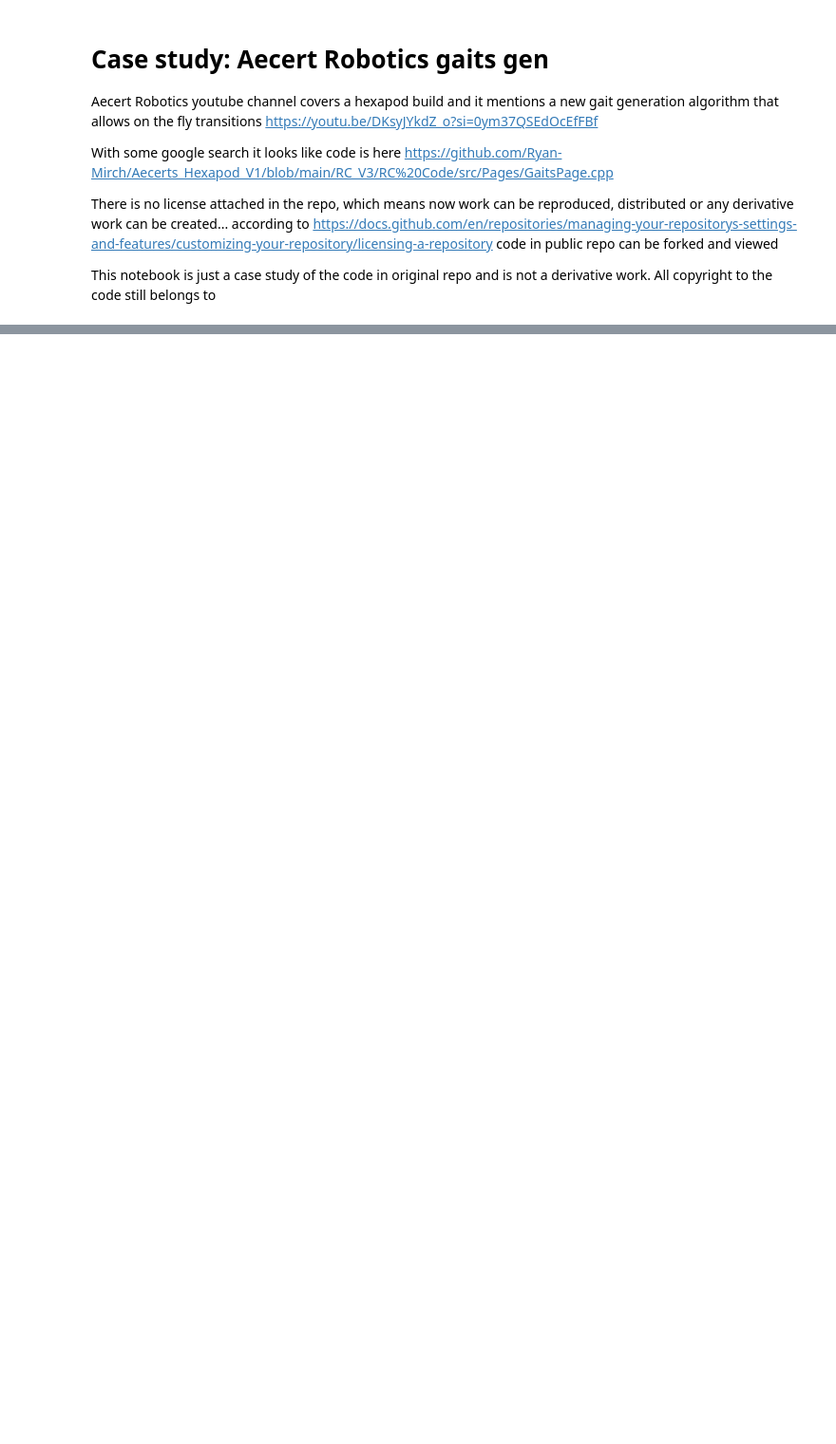
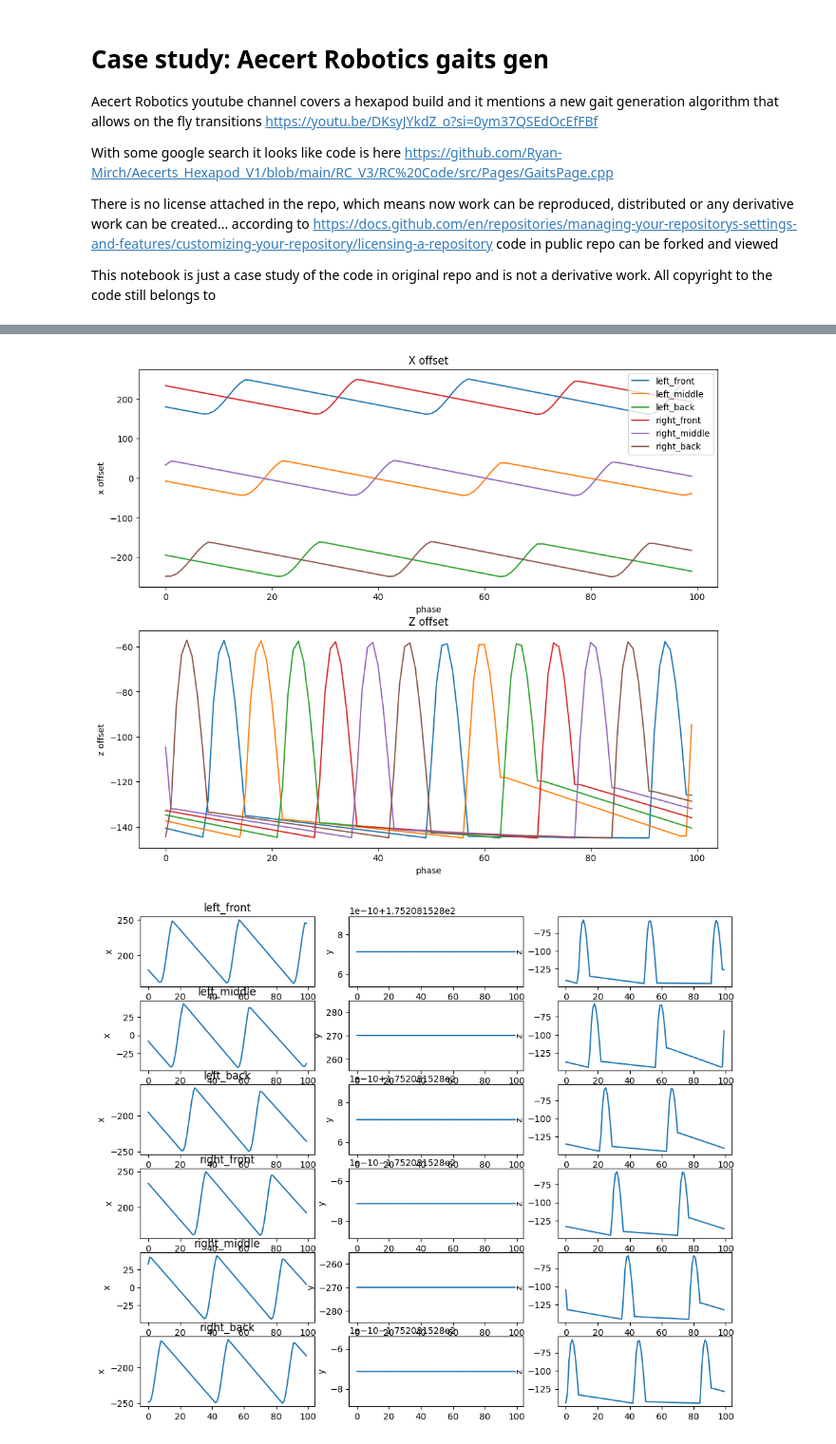
Before and after one commit to anton-matosov/Aecerts_Hexapod_V1, a Jupyter notebook: 3_1_aecert_robotics_gaits_gen.ipynb, the cells around one changed output, grey strips where cells are left out. Shown at 95% size. Saved outputs shown, nothing was run; the diff lists cells and outputs as text; code cells hidden in the pictures; blank space fills up the shorter version.

Commit message:
plot out legs trajectories

```diff
--- a/3_1_aecert_robotics_gaits_gen.ipynb
+++ b/3_1_aecert_robotics_gaits_gen.ipynb
@@ -43,0 +126,37 @@ gait = GaitGen()
+# %%
+fig, ax = plt.subplots(2, 1)
+fig.set_size_inches((12, 10))
+
+phase = np.arange(0, end_frame - start_frame)
+
+
+for leg in recorder.all_legs:
+    gait_points = np.array(leg.leg_positions)[start_frame:end_frame]
+    ax[0].plot(phase, gait_points[:, 0], label=leg.real_leg.label)
+    ax[1].plot(phase, gait_points[:, 2], label=leg.real_leg.label)
+
+ax[0].set_xlabel('phase')
+ax[0].set_ylabel('x offset')
+ax[0].set_title('X offset')
+ax[0].legend()
+
+ax[1].set_xlabel('phase')
+ax[1].set_ylabel('z offset')
+ax[1].set_title('Z offset')
+
+fig, ax = plt.subplots(len(recorder.all_legs), 3)
+fig.set_size_inches((12, 10))
+
+for i, leg in enumerate(recorder.all_legs):
+    ax[i][0].set_title(f'{leg.real_leg.label}')
+    ax[i][0].set_ylabel('x')
+    ax[i][1].set_ylabel('y')
+    ax[i][2].set_ylabel('z')
+
+    gait_points = np.array(leg.leg_positions)[start_frame:end_frame]
+    ax[i][0].plot(phase, gait_points[:, 0])
+    ax[i][1].plot(phase, gait_points[:, 1])
+    ax[i][2].plot(phase, gait_points[:, 2])
+# %% [output]
+[figure, added]
+[figure, added]
```
Also changed, not shown: parts of 2 cells of this notebook.
